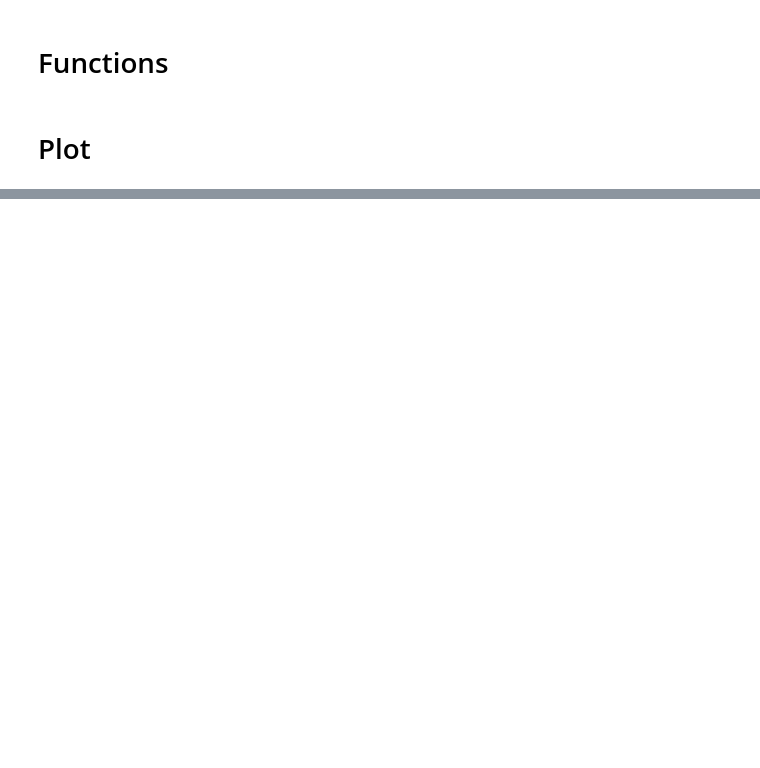
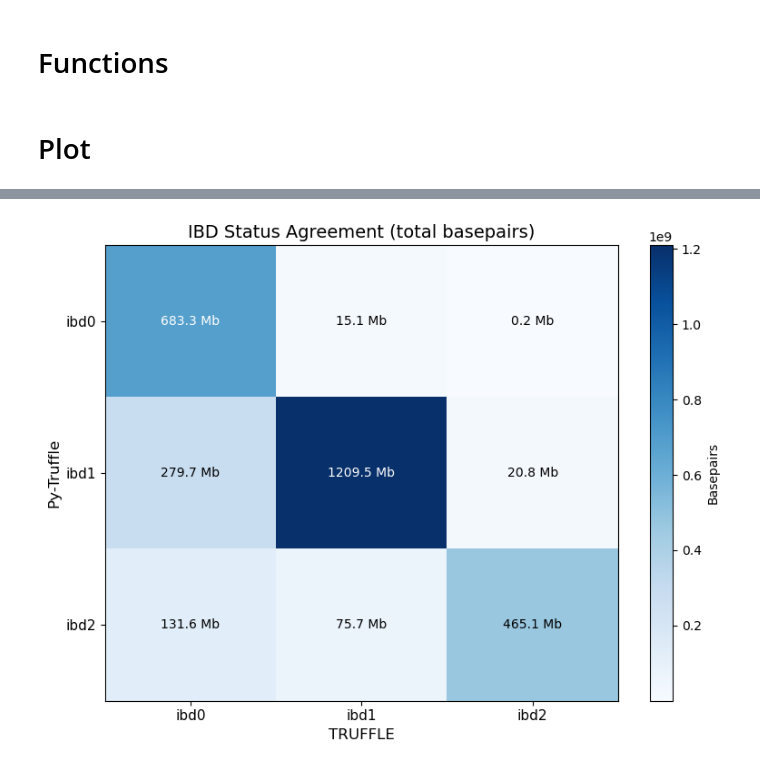
Before and after one commit to Jonahs11/IBD_B_IBS_B_IDS, a Jupyter notebook: plot_ibd_results.ipynb, the cells around one changed output, grey strips where cells are left out. Drawn from its saved outputs; the diff is of its cells as text; code cells hidden in the pictures; blank space fills up the shorter version.

```diff
--- a/plot_ibd_results.ipynb
+++ b/plot_ibd_results.ipynb
@@ -90,0 +345,9 @@ fig = plot_all_chromosomes(pytruffle_df, title="pyTRUFFLE Sibling Pairs")
+# %%
+compare_df = compare_two_dfs(pytruffle_df, truffle_df)
+
+compare_df["is_matching"] = compare_df["ibd_status_1"] == compare_df["ibd_status_2"]
+compare_df["length"] = compare_df["end"] - compare_df["start"]
+# %%
+plot_status_heatmap(compare_df, method_1_label="Py-Truffle", method_2_label="TRUFFLE")
+# %% [output]
+[figure, added]
```
Also changed, not shown: parts of 12 cells of this notebook, 2 other files.
